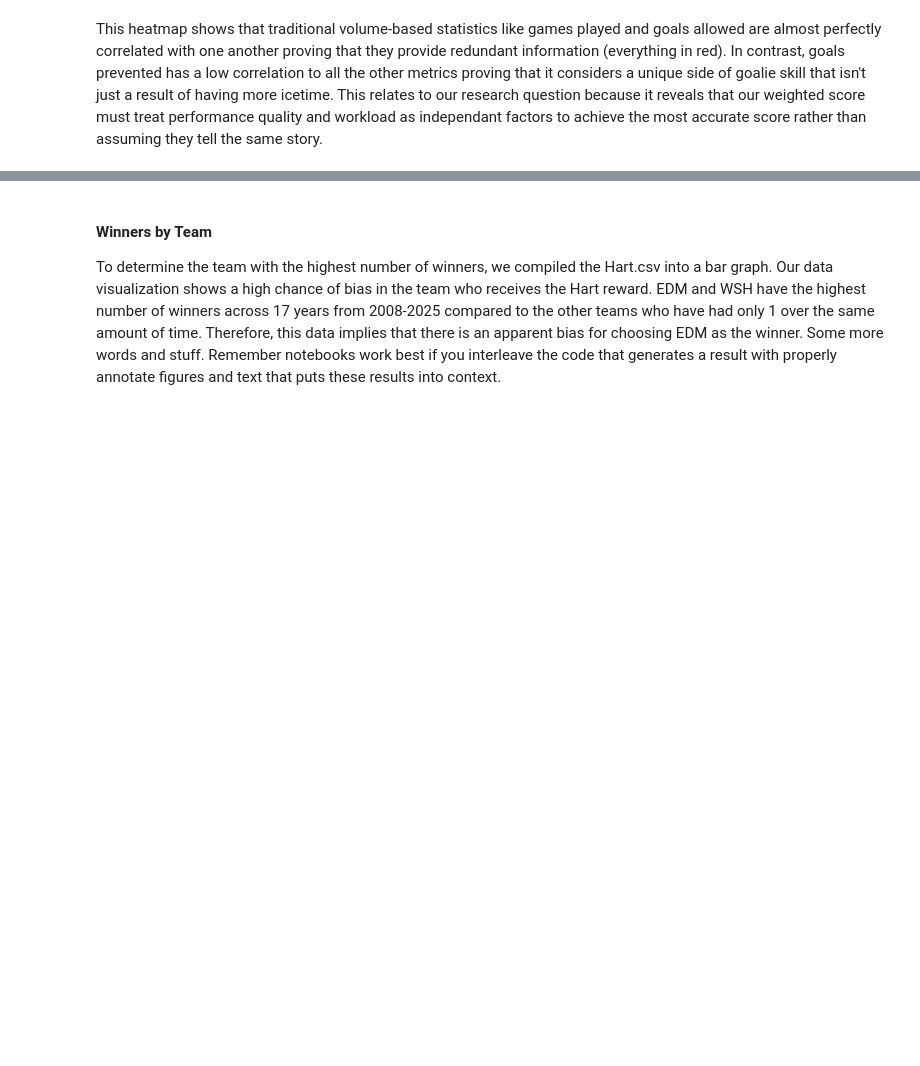
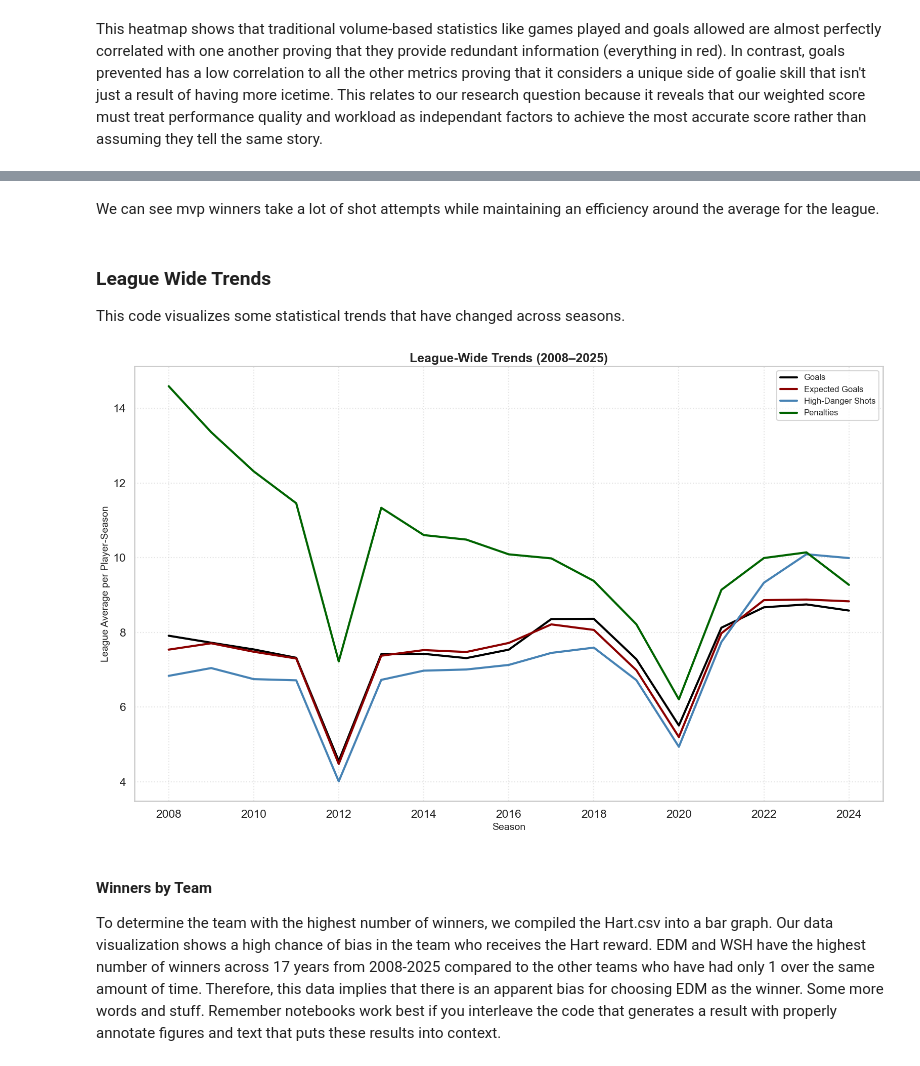
Before and after one commit to COGS108/Group118_WI26, a Jupyter notebook: 02-EDACheckpoint.ipynb, the cells around one changed output, grey strips where cells are left out. Drawn from its saved outputs; the diff is of its cells as text; code cells hidden in the pictures; blank space fills up the shorter version.

```diff
--- a/02-EDACheckpoint.ipynb
+++ b/02-EDACheckpoint.ipynb
@@ -406,3 +504,48 @@ plt.show()
+# %% [markdown]
+We can see mvp winners take a lot of shot attempts while maintaining an efficiency around the average for the league.
+# %% [markdown]
+### League Wide Trends
+
+This code visualizes some statistical trends that have changed across seasons.
+# %%
+# Build season summary using correct columns
+season_summary = (
+    skaters[skaters['situation'] == 'all']   # use full-season rows only
+    .groupby('season')
+    .agg({
+        'I_F_goals': 'mean',
+        'I_F_xGoals': 'mean',
+        'I_F_highDangerShots': 'mean',
+        'penalties': 'mean'
+    })
+    .sort_index()
+)
+
+plt.figure(figsize=(16, 10))
+
+plt.plot(season_summary.index, season_summary['I_F_goals'],
+         label='Goals', color='black', linewidth=3)
+
+plt.plot(season_summary.index, season_summary['I_F_xGoals'],
+         label='Expected Goals', color='darkred', linewidth=3)
+
+plt.plot(season_summary.index, season_summary['I_F_highDangerShots'],
+         label='High-Danger Shots', color='steelblue', linewidth=3)
+
+plt.plot(season_summary.index, season_summary['penalties'],
+         label='Penalties', color='darkgreen', linewidth=3)
+
+# Formatting
+plt.title("League-Wide Trends (2008–2025)", fontsize=18, fontweight='bold')
+plt.xlabel("Season", fontsize=14)
+plt.ylabel("League Average per Player-Season", fontsize=14)
+
+plt.grid(True, linestyle=':', alpha=0.5)
+plt.legend(fontsize=12)
+plt.tight_layout()
+plt.show()
+# %% [output]
+[figure, added]
 # %% [markdown]
 #### Winners by Team
 
```
Also changed, not shown: parts of 10 cells of this notebook.
